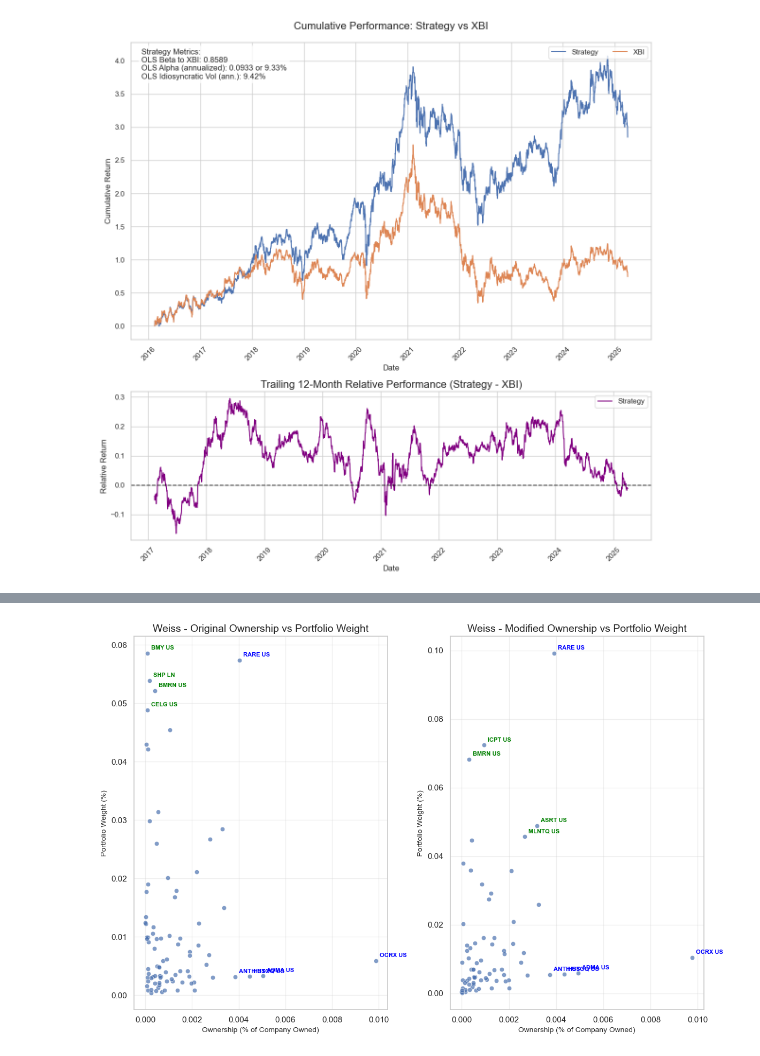
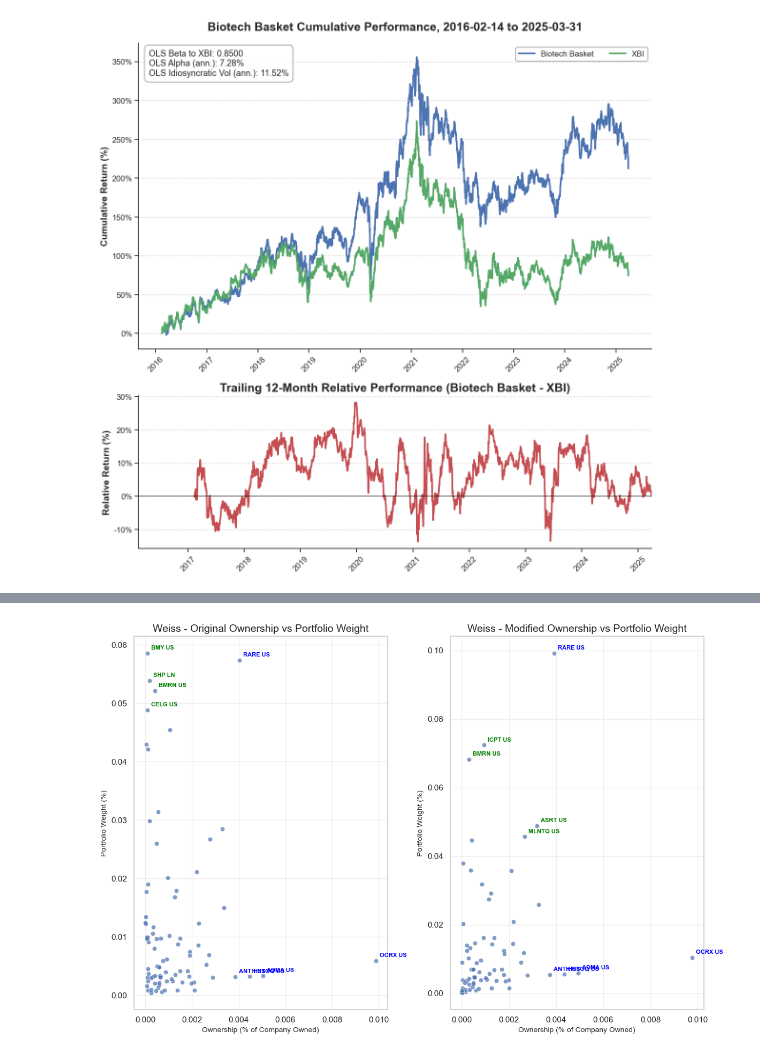
Before and after one commit to UVIMCO/Biotech-Basket, a Jupyter notebook: Basket.ipynb, the cells around one changed output, grey strips where cells are left out. Drawn from its saved outputs; the diff is of its cells as text; code cells hidden in the pictures.

```diff
--- a/Basket.ipynb
+++ b/Basket.ipynb
@@ -179,18 +527,19 @@ for date in quarter_ends_delayed:
         daily_vol = np.sqrt(np.sum(combined_perf['Weight'] * results.resid**2)/np.sum(combined_perf['Weight']))
         daily_alpha = np.sum(results.resid * combined_perf['Weight'])/np.sum(combined_perf['Weight']) + results.params.iloc[0]
 
-        quarter_daily_vol = np.std(results.resid[results.resid.index >= date - pd.Timedelta(days=90)])
-        quarter_daily_alpha = np.mean(results.resid[results.resid.index >= date - pd.Timedelta(days=90)] + results.params.iloc[0])
+        idio_perf = fund_idio_returns[fund].loc[cur_fund_perf.index]
+        weighted_idio_alpha = np.sum(idio_perf * combined_perf['Weight'])/np.sum(combined_perf['Weight'])
+        weighted_idio_vol = np.sqrt(np.sum((idio_perf-weighted_idio_alpha)**2 * combined_perf['Weight'])/np.sum(combined_perf['Weight']))
 
         # Add to our list of IR data
         all_ir_data.append({
             'date': date,
             'fund': fund,
             'ir': daily_alpha/daily_vol,
-            'daily_vol_projected': daily_vol,
-            'daily_alpha_projected': daily_alpha,
-            'quarter_daily_vol': quarter_daily_vol,
-            'quarter_daily_alpha': quarter_daily_alpha
+            'alpha': daily_alpha,
+            'idio_alpha': weighted_idio_alpha,
+            'idio_vol': weighted_idio_vol,
+            'idio_ir': weighted_idio_alpha/weighted_idio_vol
         })
 
 # Convert the list to a DataFrame
@@ -280,7 +643,7 @@ xbi_cumulative = (1 + xbi_returns).cumprod() - 1
 
 # Create a DataFrame for plotting
 cumulative_returns = pd.DataFrame({
-    'Strategy': strategy_cumulative,
+    'Biotech Basket': strategy_cumulative,
     'XBI': xbi_cumulative
 })
 
@@ -290,13 +653,6 @@ xbi_t12m = (1 + xbi_returns).rolling(window=365).apply(lambda x: x.prod()) - 1
 
 # Calculate trailing 12-month relative performance (Strategy T12M - XBI T12M)
 trailing_12m_relative = strategy_t12m - xbi_t12m
-
-# Import required libraries
-import seaborn as sns
-import matplotlib.pyplot as plt
-import statsmodels.api as sm
-import numpy as np
-
 # Create a figure with 2 subplots
 fig, (ax1, ax2) = plt.subplots(2, 1, figsize=(12, 12), gridspec_kw={'height_ratios': [2, 1]})
 
@@ -307,54 +663,80 @@ returns_for_regression = pd.DataFrame({
 })
 returns_for_regression = returns_for_regression.dropna()
 returns_for_regression = returns_for_regression[(returns_for_regression['strategy'] != 0) |
                                                (returns_for_regression['xbi'] != 0)]
 
 # Add a constant to the regression model
 X = sm.add_constant(returns_for_regression['xbi'])
 Y = returns_for_regression['strategy']
 
 # Fit the regression model
 model = sm.OLS(Y, X).fit()
-
 # Extract beta and alpha
 beta = model.params['xbi']
 alpha = model.params['const']
 alpha_annualized = alpha * len(returns_for_regression) / ((strategy_returns.index[-1] - strategy_returns.index[0]).days / 365.25)
 
 idio_vol = model.resid.std()
 idio_vol_annualized = idio_vol * np.sqrt(len(returns_for_regression) / ((strategy_returns.index[-1] - strategy_returns.index[0]).days / 365.25))
+# Set a professional theme and color palette
+sns.set_theme(style="ticks", palette="colorblind", font="Arial", font_scale=1.2)
+plt.rcParams['axes.spines.right'] = False
+plt.rcParams['axes.spines.top'] = False
 
 # Plot 1: Cumulative Performance
-sns.set_style("whitegrid")
-sns.lineplot(data=cumulative_returns, dashes=False, ax=ax1)
-ax1.set_title("Cumulative Performance: Strategy vs XBI", fontsize=16, pad=20)  # Add padding to the title
-ax1.set_xlabel("Date", fontsize=12)
-ax1.set_ylabel("Cumulative Return", fontsize=12)
+colors = ["#4C72B0", "#55A868"]  # Different professional colors
+ax1.grid(True, linestyle='--', alpha=0.7, axis='y')
+sns.lineplot(data=cumulative_returns, ax=ax1, linewidth=2.5, palette=colors, dashes=False)
+
+# Format the plot
+ax1.set_title(f"Biotech Basket Cumulative Performance, {cumulative_returns.index.min().strftime('%Y-%m-%d')} to {cumulative_returns.index.max().strftime('%Y-%m-%d')}", fontsize=18, fontweight='bold', pad=20)
+ax1.set_ylabel("Cumulative Return (%)", fontsize=14, fontweight='bold')
+ax1.set_xlabel("")  # Remove x-axis label
+ax1.tick_params(axis='both', labelsize=12)
 ax1.tick_params(axis='x', rotation=45)
-ax1.legend(title="", loc='upper right', ncol=2)  # Move legend to upper right
+ax1.yaxis.set_major_formatter(plt.FuncFormatter(lambda x, _: f'{x*100:.0f}%'))
 
-# Add text box with metrics to the top left corner of the main plot
-metrics_text = (f"Strategy Metrics:\n"
-                f"OLS Beta to XBI: {beta:.4f}\n"
-                f"OLS Alpha (annualized): {alpha_annualized:.4f} or {alpha_annualized*100:.2f}%\n"
-                f"OLS Idiosyncratic Vol (ann.): {idio_vol_annualized*100:.2f}%")
+# Enhance legend
+legend = ax1.legend(title="", loc='upper right', ncol=2, frameon=True, framealpha=0.9,
+                   fontsize=12, edgecolor='gray')
+legend.get_frame().set_linewidth(1)
 
-ax1.text(0.02, 0.98, metrics_text, transform=ax1.transAxes, fontsize=12,
-        verticalalignment='top', bbox=dict(boxstyle='round', facecolor='white', alpha=0.8))
+# Add metrics box with enhanced styling
+metrics_text = (
+    f"OLS Beta to XBI: {beta:.4f}\n"
+    f"OLS Alpha (ann.): {alpha_annualized*100:.2f}%\n"
+    f"OLS Idiosyncratic Vol (ann.): {idio_vol_annualized*100:.2f}%"
+)
+
+ax1.text(0.02, 0.98, metrics_text, transform=ax1.transAxes, fontsize=13,
+        verticalalignment='top', bbox=dict(boxstyle='round,pad=0.5',
+                                          facecolor='white',
+                                          edgecolor='gray',
+                                          alpha=0.9,
+                                          linewidth=1))
 
 # Plot 2: Trailing 12-month Relative Performance
-sns.lineplot(data=trailing_12m_relative, color='purple', label='Strategy', ax=ax2)
-ax2.set_title("Trailing 12-Month Relative Performance (Strategy - XBI)", fontsize=16)
-ax2.set_xlabel("Date", fontsize=12)
-ax2.set_ylabel("Relative Return", fontsize=12)
+ax2.grid(True, linestyle='--', alpha=0.7, axis='y')
+sns.lineplot(data=trailing_12m_relative, color="#C44E52",
+            ax=ax2, linewidth=2.5)
+
+# Format the second plot
+ax2.set_title("Trailing 12-Month Relative Performance (Biotech Basket - XBI)",
+             fontsize=18, fontweight='bold')
+ax2.set_ylabel("Relative Return (%)", fontsize=14, fontweight='bold')
+ax2.set_xlabel("")  # Remove x-axis label
+ax2.tick_params(axis='both', labelsize=12)
 ax2.tick_params(axis='x', rotation=45)
-ax2.axhline(y=0, color='black', linestyle='--', alpha=0.7)
-ax2.legend(title="", loc='best')
+ax2.axhline(y=0, color='black', linestyle='-', alpha=0.5, linewidth=1.5)
+ax2.yaxis.set_major_formatter(plt.FuncFormatter(lambda x, _: f'{x*100:.0f}%'))
+
+# Ensure both plots have the same x-axis range
+ax2.set_xlim(cumulative_returns.index.min(), cumulative_returns.index.max())
 
 plt.tight_layout()
 plt.show()
 # %% [output]
-[figure, old version]
+[figure, new version]
 # %%
 # Get the holdings for the specified date
 holdings = final_holdings.loc[pd.Timestamp('2025-02-14')].dropna().loc[lambda x: x != 0]
```
Also changed, not shown: parts of 32 cells of this notebook, 1 other file.
